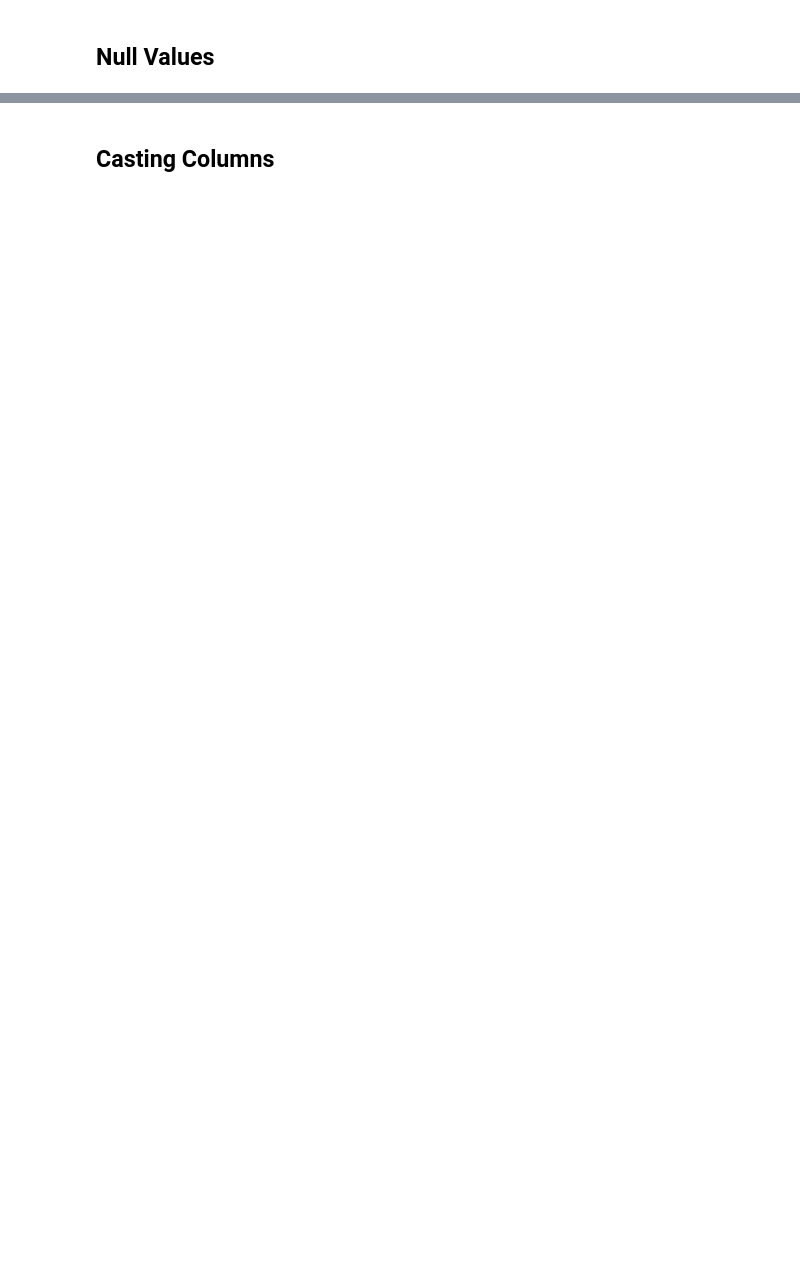
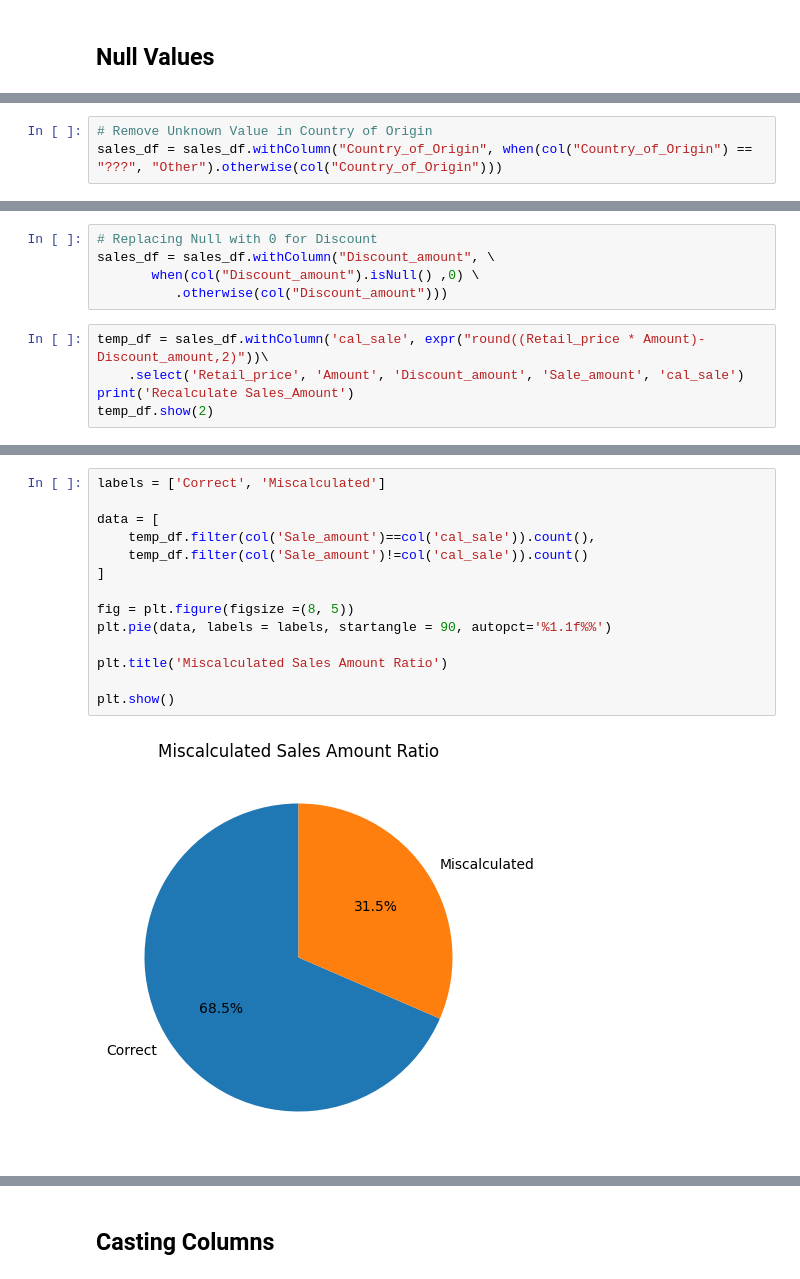
Before and after one commit to jayaspiya/Spark-Craft-Beer-Sales-EDA, a Jupyter notebook: main.ipynb, the cells around one changed output, grey strips where cells are left out. Cells and saved outputs as stored; diff of their text form; blank space fills up the shorter version.

```diff
--- a/main.ipynb
+++ b/main.ipynb
@@ -353 +378,4 @@ sales_df = sales_df.na.fill("Other",["Vendor_code", "Country_of_Origin"])
+# %%
+# Remove Unknown Value in Country of Origin
+sales_df = sales_df.withColumn("Country_of_Origin", when(col("Country_of_Origin") == "???", "Other").otherwise(col("Country_of_Origin")))
 # %%
@@ -364,3 +393,13 @@ sales_df.show(5)
 |       2020-01-01 23:00:00|         222|     Bellot|Cider Bellot Cidr...|       770.0|   Pieces|           France|0.75| 5.0|   2.0|    1104.75|         195.25|393.75|
 +--------------------------+------------+-----------+--------------------+------------+---------+-----------------+----+----+------+-----------+---------------+------+
 only showing top 5 rows
+# %%
+# Replacing Null with 0 for Discount
+sales_df = sales_df.withColumn("Discount_amount", \
+       when(col("Discount_amount").isNull() ,0) \
+          .otherwise(col("Discount_amount")))
+# %%
+temp_df = sales_df.withColumn('cal_sale', expr("round((Retail_price * Amount)-Discount_amount,2)"))\
+    .select('Retail_price', 'Amount', 'Discount_amount', 'Sale_amount', 'cal_sale')
+print('Recalculate Sales_Amount')
+temp_df.show(2)
@@ -366,0 +423,16 @@ only showing top 5 rows
+# %%
+labels = ['Correct', 'Miscalculated']
+
+data = [
+    temp_df.filter(col('Sale_amount')==col('cal_sale')).count(),
+    temp_df.filter(col('Sale_amount')!=col('cal_sale')).count()
+]
+
+fig = plt.figure(figsize =(8, 5))
+plt.pie(data, labels = labels, startangle = 90, autopct='%1.1f%%')
+
+plt.title('Miscalculated Sales Amount Ratio')
+
+plt.show()
+# %% [output]
+[figure, added]
```
Also changed, not shown: parts of 53 cells of this notebook.
